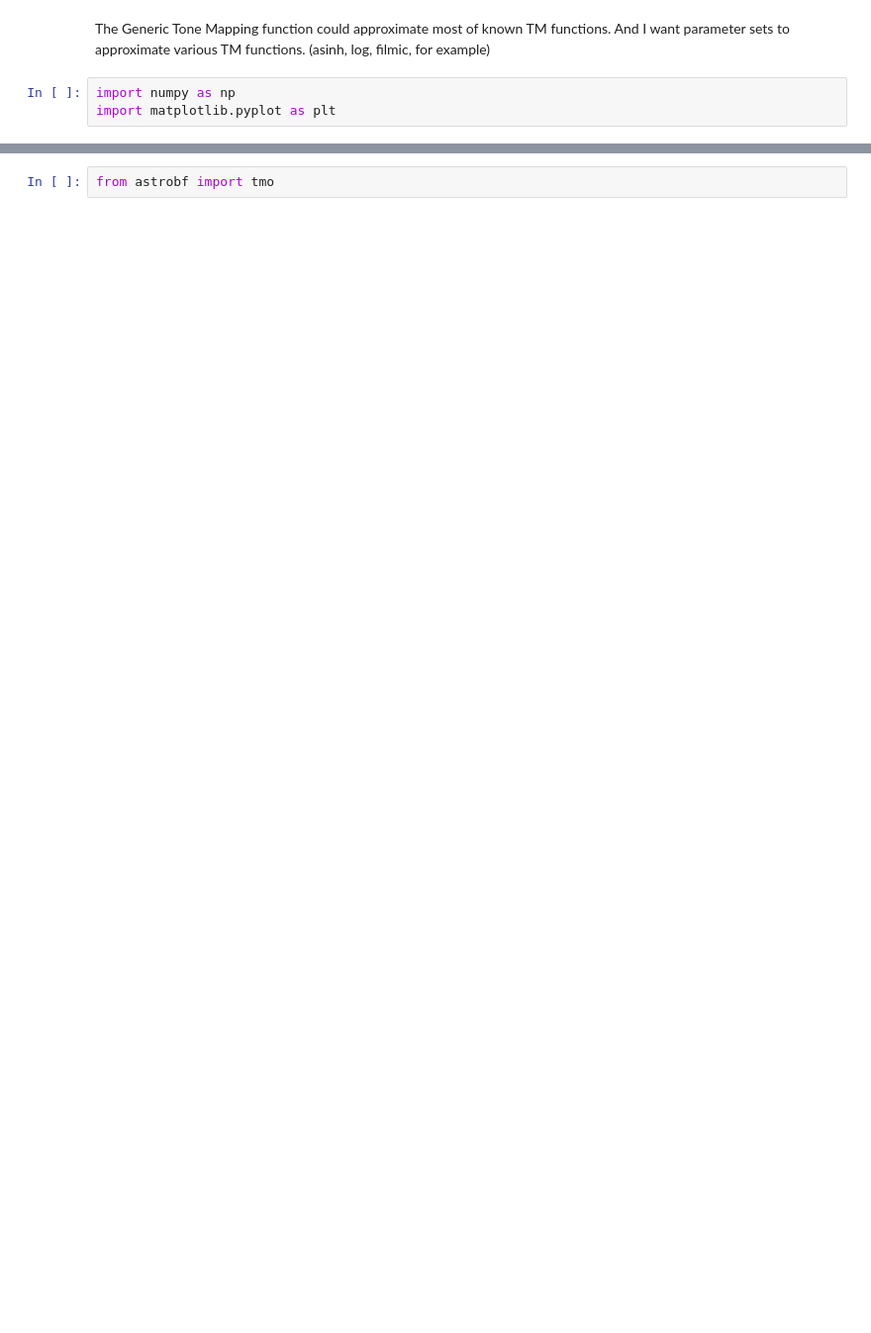
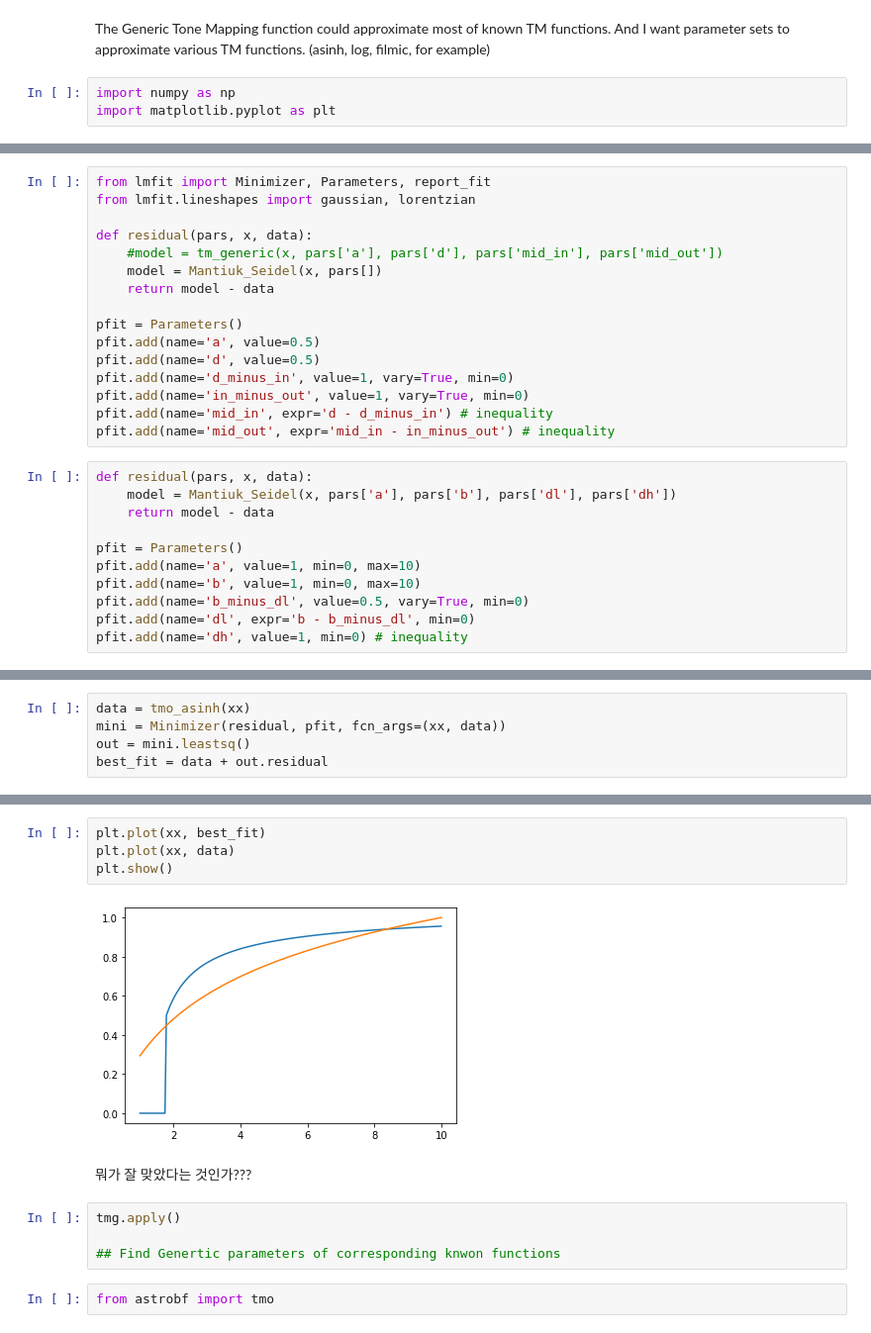
Before and after one commit to Hoseung/astroBF, a Jupyter notebook: notebooks/Scipy_optimize_example.ipynb, the cells around one changed output, grey strips where cells are left out. Shown at 99% size. Drawn from its saved outputs; the diff is of its cells as text; blank space fills up the shorter version.

```diff
--- a/notebooks/Scipy_optimize_example.ipynb
+++ b/notebooks/Scipy_optimize_example.ipynb
@@ -42,0 +88,27 @@ def tm_generic(x,
+# %%
+from lmfit import Minimizer, Parameters, report_fit
+from lmfit.lineshapes import gaussian, lorentzian
+
+def residual(pars, x, data):
+    #model = tm_generic(x, pars['a'], pars['d'], pars['mid_in'], pars['mid_out'])
+    model = Mantiuk_Seidel(x, pars[])
+    return model - data
+
+pfit = Parameters()
+pfit.add(name='a', value=0.5)
+pfit.add(name='d', value=0.5)
+pfit.add(name='d_minus_in', value=1, vary=True, min=0)
+pfit.add(name='in_minus_out', value=1, vary=True, min=0)
+pfit.add(name='mid_in', expr='d - d_minus_in') # inequality
+pfit.add(name='mid_out', expr='mid_in - in_minus_out') # inequality
+# %%
+def residual(pars, x, data):
+    model = Mantiuk_Seidel(x, pars['a'], pars['b'], pars['dl'], pars['dh'])
+    return model - data
+
+pfit = Parameters()
+pfit.add(name='a', value=1, min=0, max=10)
+pfit.add(name='b', value=1, min=0, max=10)
+pfit.add(name='b_minus_dl', value=0.5, vary=True, min=0)
+pfit.add(name='dl', expr='b - b_minus_dl', min=0)
+pfit.add(name='dh', value=1, min=0) # inequality
@@ -42,0 +122,5 @@ def tm_generic(x,
+# %%
+data = tmo_asinh(xx)
+mini = Minimizer(residual, pfit, fcn_args=(xx, data))
+out = mini.leastsq()
+best_fit = data + out.residual
@@ -43,2 +136,14 @@ def tm_generic(x,
+# %%
+plt.plot(xx, best_fit)
+plt.plot(xx, data)
+plt.show()
+# %% [output]
+[figure, added]
+# %% [markdown]
+뭐가 잘 맞았다는 것인가???
+# %%
+tmg.apply()
+
+## Find Genertic parameters of corresponding knwon functions
 # %%
 from astrobf import tmo
```
Also changed, not shown: parts of 40 cells of this notebook, 3 other files.
